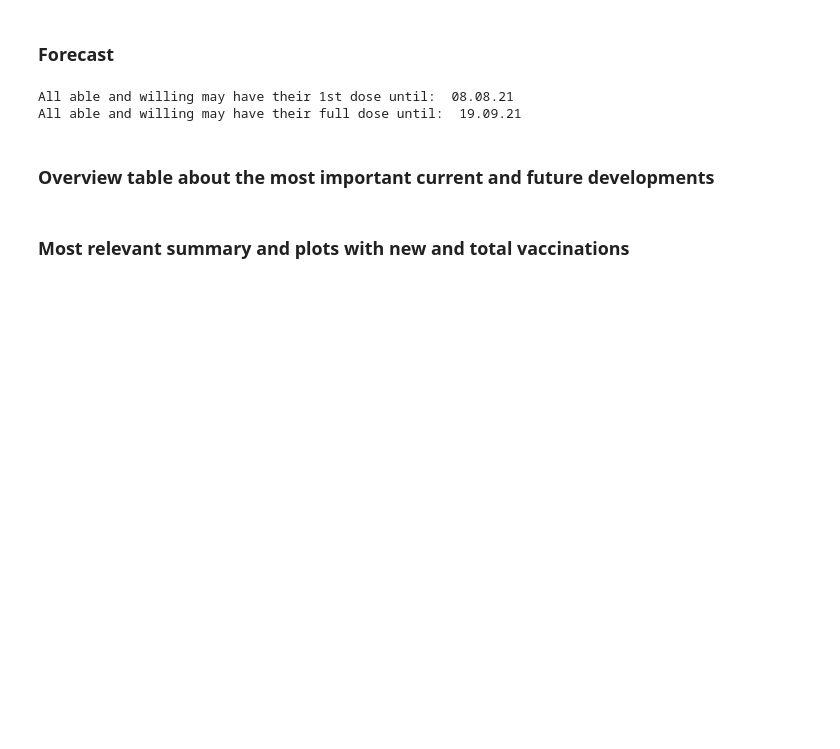
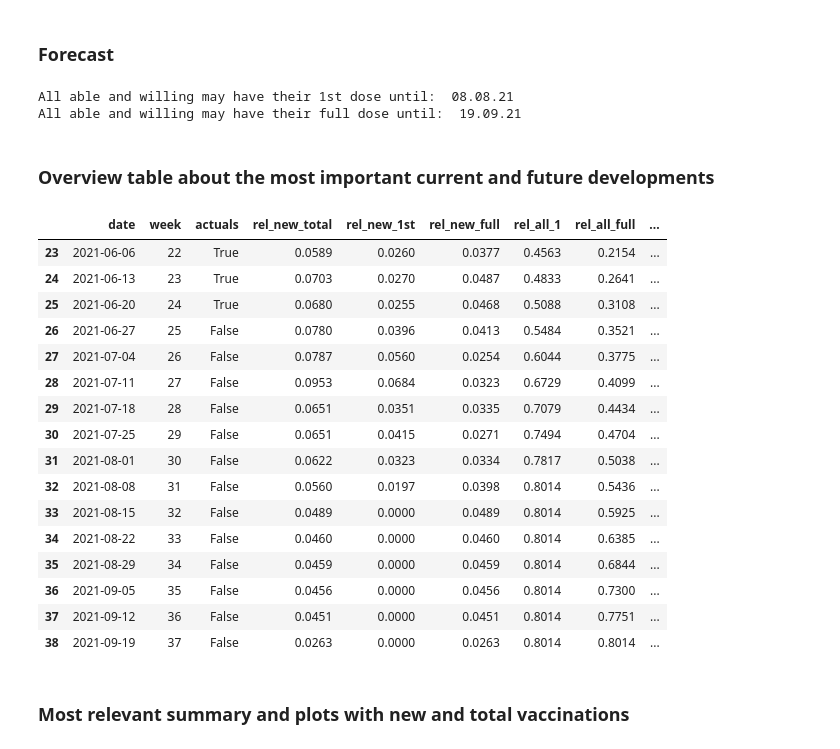
Before and after one commit to ThomasRegier/corona_vaccination_effect_predictor, a Jupyter notebook: Corona-Vaccination-Calculator.ipynb, the cells around one changed output. Saved outputs shown, nothing was run; the diff lists cells and outputs as text; code cells hidden in the pictures; blank space fills up the shorter version.

```diff
--- a/Corona-Vaccination-Calculator.ipynb
+++ b/Corona-Vaccination-Calculator.ipynb
@@ -403,14 +403,31 @@ print()
 # %%
 """df_week[['date', 'week', 'actuals', 'open_full', 'all_full','new_full', 'check_full', 'open_1st', 'all_1', 'new_1st', 'check_1st','rel_new_1st',
          'rel_new_full', 'rel_new_total']].iloc[last_actual_index-2:]"""
 # for output rows:
 future_weeks = 5
 #table_until = last_actual_index+future_weeks
 table_until = end_vaccination + 1
 
-'''df_week[['date','week','actuals','rel_new_total','rel_new_1st','rel_new_full','rel_all_1','rel_all_full','rel_net_effect', \
-         'R_to_1','rel_net_effect_after_14','R_to_1_14','rel_biontech_14']].iloc[last_actual_index-2:table_until]'''
-print()
+df_week[['date','week','actuals','rel_new_total','rel_new_1st','rel_new_full','rel_all_1','rel_all_full','rel_net_effect', \
+         'R_to_1','rel_net_effect_after_14','R_to_1_14','rel_biontech_14']].iloc[last_actual_index-2:table_until]
+# %% [output]
+|  | date | week | actuals | rel_new_total | rel_new_1st | rel_new_full | rel_all_1 | rel_all_full | ... |
+| 23 | 2021-06-06 | 22 | True | 0.0589 | 0.0260 | 0.0377 | 0.4563 | 0.2154 | ... |
+| 24 | 2021-06-13 | 23 | True | 0.0703 | 0.0270 | 0.0487 | 0.4833 | 0.2641 | ... |
+| 25 | 2021-06-20 | 24 | True | 0.0680 | 0.0255 | 0.0468 | 0.5088 | 0.3108 | ... |
+| 26 | 2021-06-27 | 25 | False | 0.0780 | 0.0396 | 0.0413 | 0.5484 | 0.3521 | ... |
+| 27 | 2021-07-04 | 26 | False | 0.0787 | 0.0560 | 0.0254 | 0.6044 | 0.3775 | ... |
+| 28 | 2021-07-11 | 27 | False | 0.0953 | 0.0684 | 0.0323 | 0.6729 | 0.4099 | ... |
+| 29 | 2021-07-18 | 28 | False | 0.0651 | 0.0351 | 0.0335 | 0.7079 | 0.4434 | ... |
+| 30 | 2021-07-25 | 29 | False | 0.0651 | 0.0415 | 0.0271 | 0.7494 | 0.4704 | ... |
+| 31 | 2021-08-01 | 30 | False | 0.0622 | 0.0323 | 0.0334 | 0.7817 | 0.5038 | ... |
+| 32 | 2021-08-08 | 31 | False | 0.0560 | 0.0197 | 0.0398 | 0.8014 | 0.5436 | ... |
+| 33 | 2021-08-15 | 32 | False | 0.0489 | 0.0000 | 0.0489 | 0.8014 | 0.5925 | ... |
+| 34 | 2021-08-22 | 33 | False | 0.0460 | 0.0000 | 0.0460 | 0.8014 | 0.6385 | ... |
+| 35 | 2021-08-29 | 34 | False | 0.0459 | 0.0000 | 0.0459 | 0.8014 | 0.6844 | ... |
+| 36 | 2021-09-05 | 35 | False | 0.0456 | 0.0000 | 0.0456 | 0.8014 | 0.7300 | ... |
+| 37 | 2021-09-12 | 36 | False | 0.0451 | 0.0000 | 0.0451 | 0.8014 | 0.7751 | ... |
+| 38 | 2021-09-19 | 37 | False | 0.0263 | 0.0000 | 0.0263 | 0.8014 | 0.8014 | ... |
 # %% [markdown]
 ### Most relevant summary and plots with new and total vaccinations
 # %%
```
Also changed, not shown: parts of 11 cells of this notebook, 4 other files.
